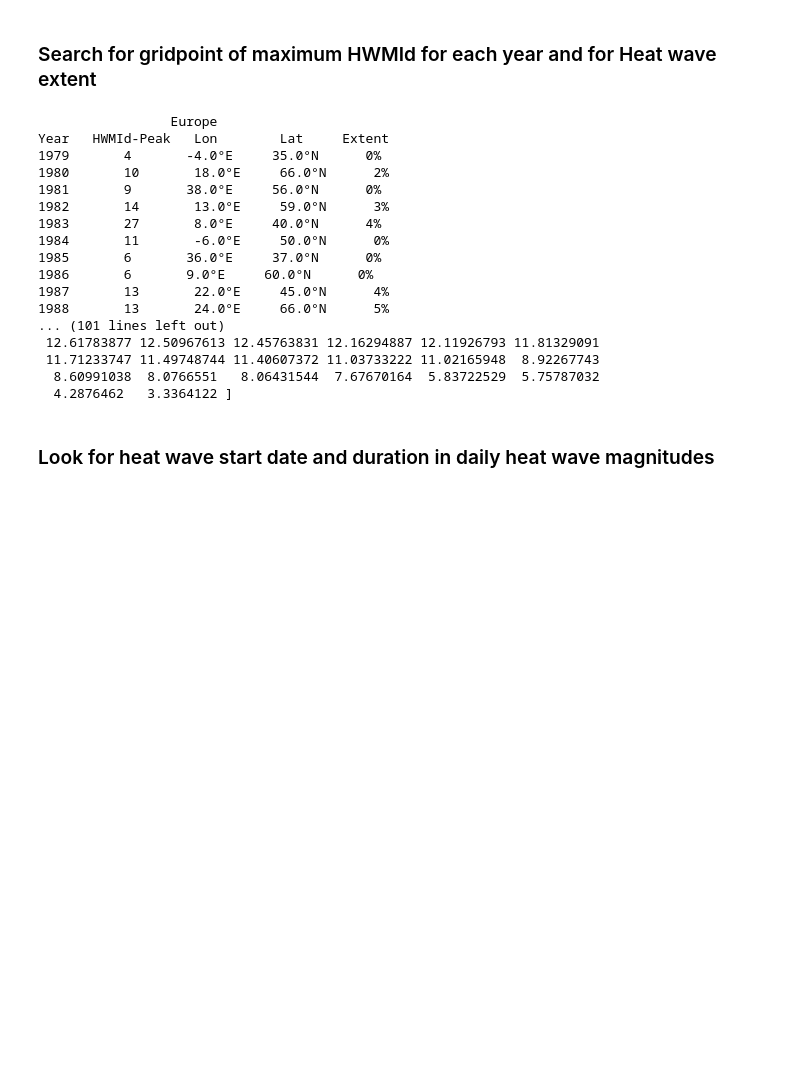
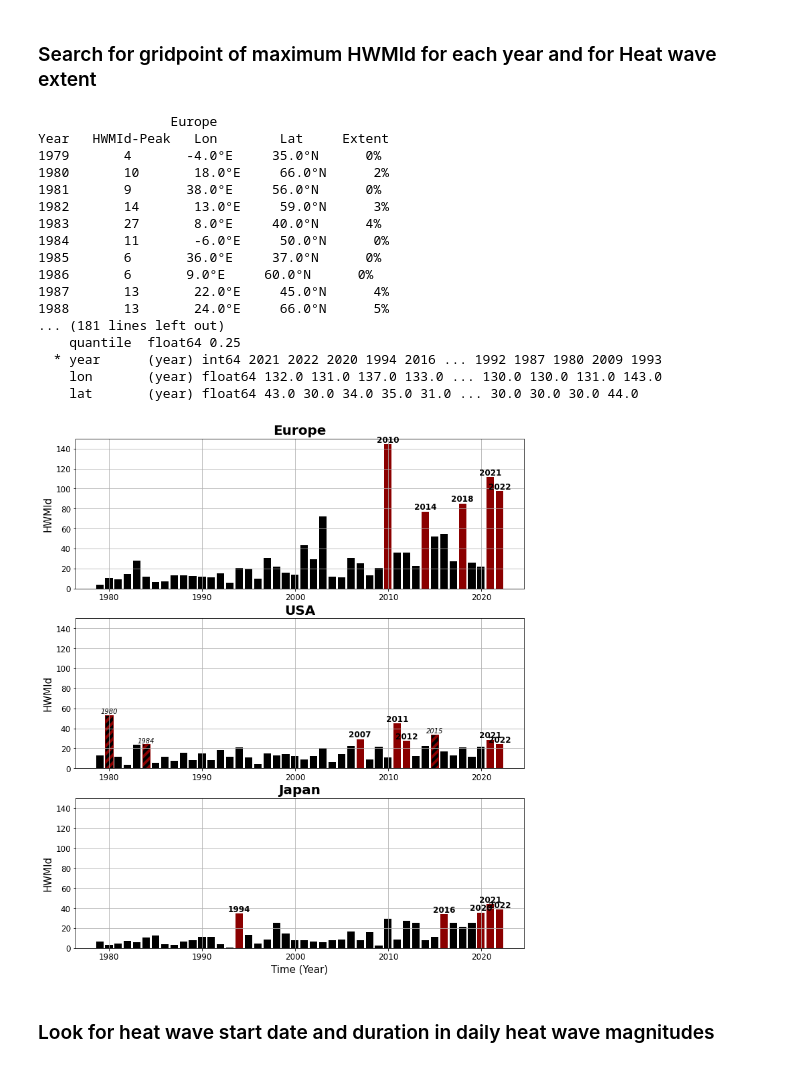
Before and after one commit to jukrueger/HWMId, a Jupyter notebook: HWMId.ipynb, the cells around one changed output. Cells and saved outputs as stored; diff of their text form; code cells hidden in the pictures; blank space fills up the shorter version.

```diff
--- a/HWMId.ipynb
+++ b/HWMId.ipynb
@@ -321,51 +388,81 @@ for r in range(2):
 # %% [markdown]
 ### Search for gridpoint of maximum HWMId for each year and for Heat wave extent
 # %%
+extent_threshold=6
+mpl.rcParams['hatch.linewidth'] = 4.0  # previous svg hatch linewidth
+HWMId_region = [HWMID_lat_lon_Europe_xr, HWMID_lat_lon_USA_xr, HWMID_lat_lon_Japan_xr]
+HWMID_max_idx_sorted_region={}
+region=['Europe', 'USA', 'Japan']
+years=[str(y) for y in np.arange(1979,2023)]
 
-extent_threshold=6
-HWMId_region = [HWMID_lat_lon_Europe_xr, HWMID_lat_lon_USA_xr]
+fig= plt.figure(figsize=[12,14])
+axs=[]
+for i in range(1,4):
+    axs.append(fig.add_subplot(3,1,i))
 
-years=[str(y) for y in np.arange(1979,2023)]
-for r in range(2):
+for r in range(len(region)):
     if r==0:
         print('                 Europe')
     elif r==1:
         print('                 USA')
+    elif r==2:
+        print('                 Japan')
     print('Year', '  HWMId-Peak','  Lon','       Lat','    Extent')
     HWMID_max_idx=[]
     HWMID_extent=[]
     for year in years:
         HWMID_max_idx.append(HWMId_region[r].sel(year=slice(year,year)).where(HWMId_region[r].sel(year=slice(year,year))==HWMId_region[r].sel(year=slice(year,year)).max(), drop=True).squeeze())
         HWMID_extent.append(HWMId_region[r].sel(year=slice(year,year)).where(HWMId_region[r].sel(year=slice(year,year))>=extent_threshold, drop=True).squeeze().count().values/ HWMId_region[r].sel(year=slice(year,year)).count().values)
         print(year,
               '      '+str(int(HWMID_max_idx[-1].values)),
               '      '+str(HWMID_max_idx[-1].lon.values)+'°E',
               '    '+str(HWMID_max_idx[-1].lat.values)+'°N',
               '     '+str(int(HWMID_extent[-1]*100))+'%')
 
     HWMID_max_idx_concat = xr.concat(HWMID_max_idx, dim='year')
     HWMID_max_idx_sorted = HWMID_max_idx_concat.sortby(HWMID_max_idx_concat, ascending=False)
-    print(HWMID_max_idx_sorted.year.values)
-    print(HWMID_max_idx_sorted.values)
+    HWMID_max_idx_sorted_region[region[r]]= HWMID_max_idx_sorted
+    print(HWMID_max_idx_sorted_region[region[r]].year.values)
+    print(HWMID_max_idx_sorted_region[region[r]])
+    axs[r].bar(HWMID_max_idx_concat.year, HWMID_max_idx_concat, color='black')
+    axs[2].set_xlabel('Time (Year)', fontsize=15)
+    axs[r].set_ylabel('HWMId', fontsize=15)
+    axs[r].set_ylim([0,150])
+    axs[r].grid()
+    if r==0 or r==2:
+        axs[r].bar(HWMID_max_idx_sorted.year[:5], HWMID_max_idx_sorted[:5], color='darkred')
+        for h in [0,1,2,3,4]:
+            axs[r].text(HWMID_max_idx_sorted.year[h], HWMID_max_idx_sorted[h],str(HWMID_max_idx_sorted.year.values[h]), fontsize='medium', horizontalalignment='center', verticalalignment='bottom', fontweight='bold')
+    elif r==1:
+        for h in [1,3,4,5,7]:
+            axs[r].bar(HWMID_max_idx_sorted.year[h], HWMID_max_idx_sorted[h], color='darkred')
+            axs[r].text(HWMID_max_idx_sorted.year[h], HWMID_max_idx_sorted[h],str(HWMID_max_idx_sorted.year.values[h]), fontsize='medium', horizontalalignment='center', verticalalignment='bottom', fontweight='bold')
+        for h in [0,2,6]:
+            axs[r].bar(HWMID_max_idx_sorted.year[h], HWMID_max_idx_sorted[h], color='black', hatch='//', edgecolor='darkred')
+            axs[r].text(HWMID_max_idx_sorted.year[h], HWMID_max_idx_sorted[h],str(HWMID_max_idx_sorted.year.values[h]), fontsize='small', horizontalalignment='center', verticalalignment='bottom', style='italic')
 
+    axs[r].set_title(region[r], fontweight='bold', fontsize=20)
+#    rasterize_list = [axs[s] for s in range(2)]
+#    raster.rasterize_and_save('HWMId_JK/figs/ERA5_Europe_USA_HWMId_1979_2022_bars_top5.pdf', rasterize_list, dpi=300)
 #HWMID_extent_concat= xr.DataArray(HWMID_extent,name='extent', dims=['year'], coords=dict(year=HWMID_lat_lon_xr.year))
 # %% [output]
                  Europe
 Year   HWMId-Peak   Lon        Lat     Extent
 1979       4       -4.0°E     35.0°N      0%
 1980       10       18.0°E     66.0°N      2%
 1981       9       38.0°E     56.0°N      0%
 1982       14       13.0°E     59.0°N      3%
 1983       27       8.0°E     40.0°N      4%
 1984       11       -6.0°E     50.0°N      0%
 1985       6       36.0°E     37.0°N      0%
 1986       6       9.0°E     60.0°N      0%
 1987       13       22.0°E     45.0°N      4%
 1988       13       24.0°E     66.0°N      5%
-... (101 lines left out)
- 12.61783877 12.50967613 12.45763831 12.16294887 12.11926793 11.81329091
- 11.71233747 11.49748744 11.40607372 11.03733222 11.02165948  8.92267743
-  8.60991038  8.0766551   8.06431544  7.67670164  5.83722529  5.75787032
-  4.2876462   3.3364122 ]
+... (181 lines left out)
+    quantile  float64 0.25
+  * year      (year) int64 2021 2022 2020 1994 2016 ... 1992 1987 1980 2009 1993
+    lon       (year) float64 132.0 131.0 137.0 133.0 ... 130.0 130.0 131.0 143.0
+    lat       (year) float64 43.0 30.0 34.0 35.0 31.0 ... 30.0 30.0 30.0 44.0
+[figure, added]
 # %% [markdown]
 ### Look for heat wave start date and duration in daily heat wave magnitudes
```
Also changed, not shown: parts of 17 cells of this notebook.
